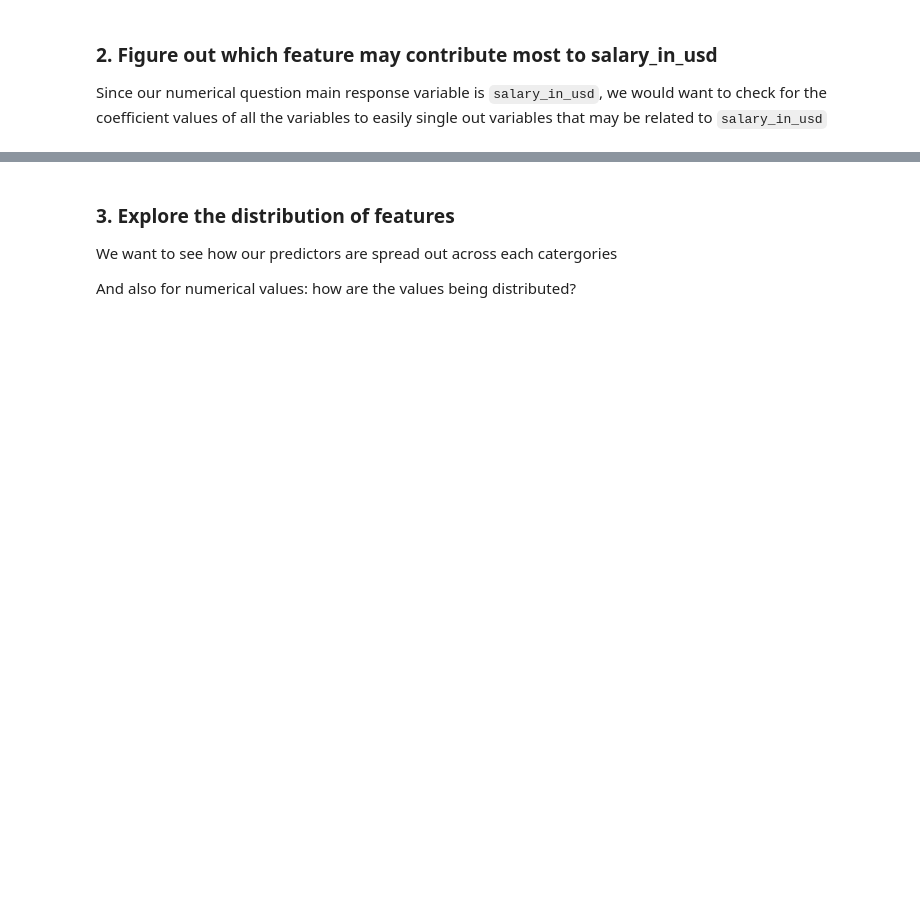
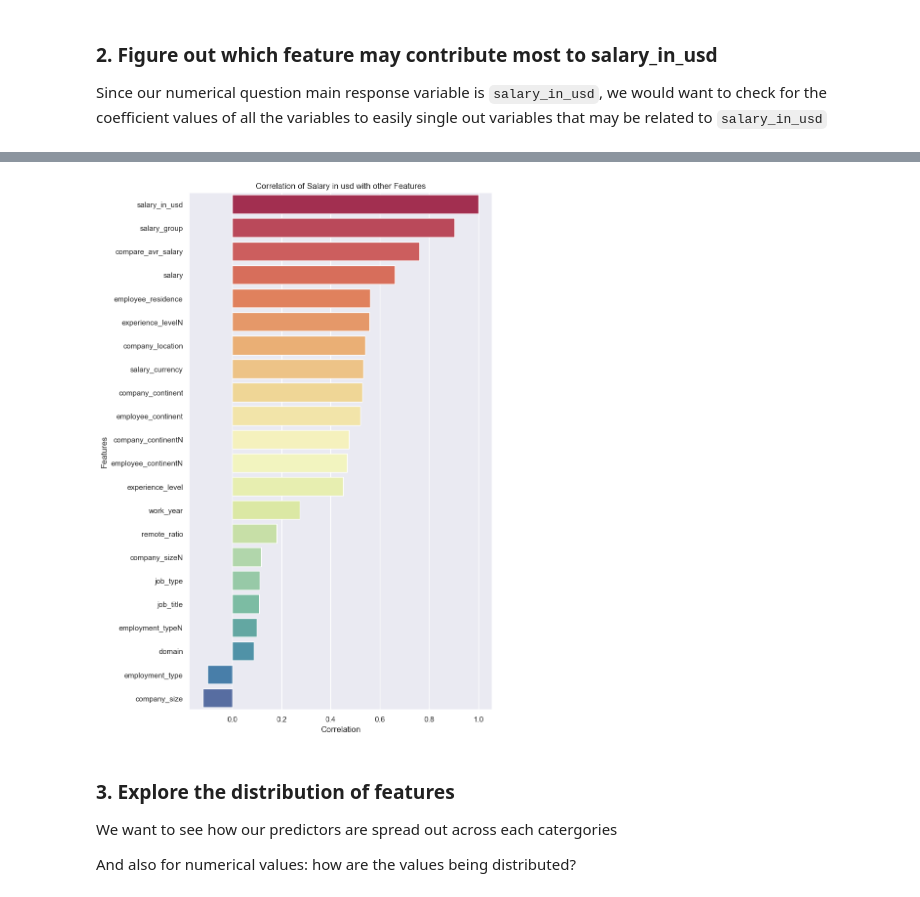
Before and after one commit to legitaxes/sc1015-mini_assignment, a Jupyter notebook: EDA-of-Dataset.ipynb, the cells around one changed output, grey strips where cells are left out. Drawn from its saved outputs; the diff is of its cells as text; code cells hidden in the pictures; blank space fills up the shorter version.

```diff
--- a/EDA-of-Dataset.ipynb
+++ b/EDA-of-Dataset.ipynb
@@ -93,0 +74,13 @@ plt.show()
+# %%
+from sklearn.preprocessing import OrdinalEncoder
+
+
+num_attribs = ['work_year', 'salary_in_usd', 'remote_ratio']
+cat_attribs = [dsdata.columns[i] for i in range(len(dsdata.columns)) if dsdata.columns[i] not in num_attribs]
+num_df = dsdata[num_attribs]
+cat_df = dsdata[cat_attribs]
+ordinal_enc = OrdinalEncoder()
+cat_df_enc = ordinal_enc.fit_transform(cat_df)
+cat_enc_df = pd.DataFrame(data=cat_df_enc, columns=cat_attribs)
+enc_df = num_df.join(cat_enc_df)
+enc_df.head()
@@ -94,3 +95,14 @@ plt.show()
+# %%
+corr_matrix = enc_df.corr(method='spearman')
+spr = corr_matrix['salary_in_usd'].sort_values(ascending=False)
+plt.figure(figsize=(8, (0.625*len(spr.index))))
+sb.barplot(x=spr.values, y=spr.index, orient='h', palette="Spectral", )
+plt.title("Correlation of Salary in usd with other Features")
+plt.xlabel("Correlation")
+plt.ylabel("Features")
+plt.show()
+# %% [output]
+[figure, added]
 # %% [markdown]
 ### 3. Explore the distribution of features
 
```
Also changed, not shown: parts of 3 cells of this notebook.
